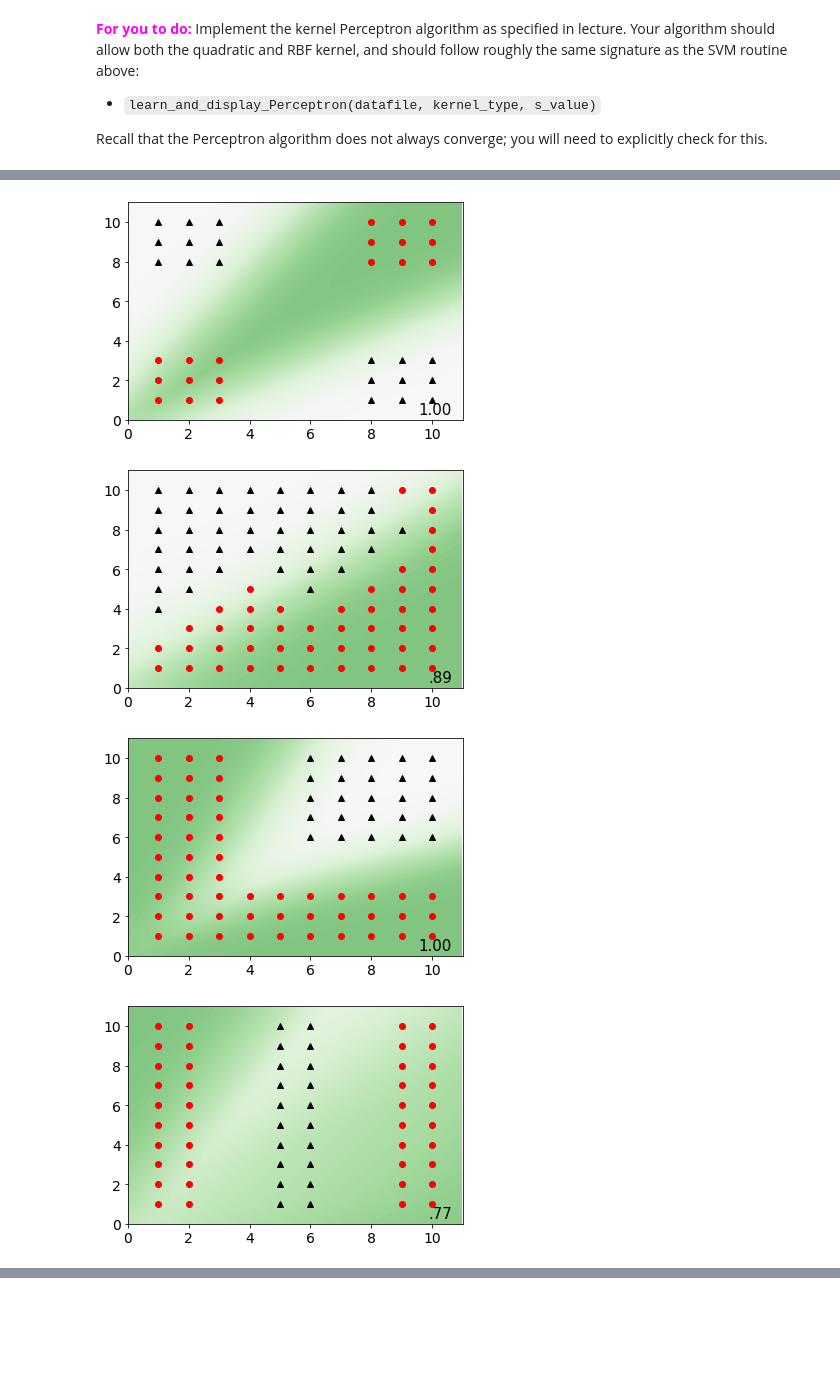
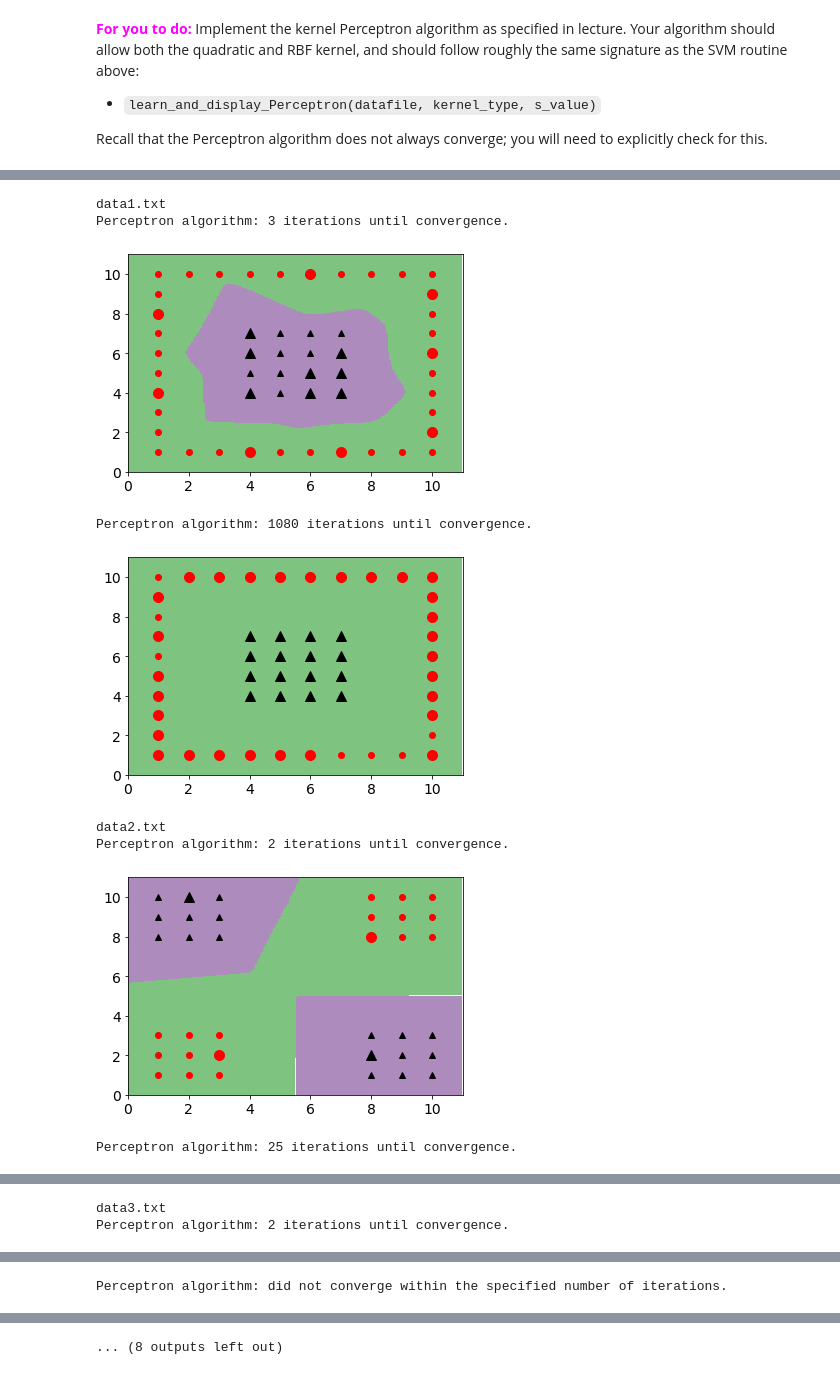
Before and after one commit to broepke/UCSanDiegoX, a Jupyter notebook: Machine-Learning/Topic7-Combining-Simple-Classifiers/kernel_SVM_and_Perceptron.ipynb, the cells around one changed output, grey strips where cells are left out. Saved outputs shown, nothing was run; the diff lists cells and outputs as text; code cells hidden in the pictures; blank space fills up the shorter version.

```diff
--- a/Machine-Learning/Topic7-Combining-Simple-Classifiers/kernel_SVM_and_Perceptron.ipynb
+++ b/Machine-Learning/Topic7-Combining-Simple-Classifiers/kernel_SVM_and_Perceptron.ipynb
@@ -183,16 +116,0 @@ learn_and_display_Perceptron('data1.txt', 'quadratic', 1.0)
-# %%
-learn_and_display_Perceptron('data2.txt', 'quadratic', 1.0)
-# %% [output]
-[figure, removed]
-# %%
-learn_and_display_Perceptron('data3.txt', 'quadratic', 1.0)
-# %% [output]
-[figure, removed]
-# %%
-learn_and_display_Perceptron('data4.txt', 'quadratic', 1.0)
-# %% [output]
-[figure, removed]
-# %%
-learn_and_display_Perceptron('data5.txt', 'quadratic', 1.0)
-# %% [output]
-[figure, removed]
@@ -198,0 +208,17 @@ learn_and_display_Perceptron('data5.txt', 'quadratic', 1.0)
+# %%
+dataSet = ['data1.txt', 'data2.txt', 'data3.txt', 'data4.txt', 'data5.txt']
+# for each data set run rbf and quadratic kernel
+for datafile in dataSet:
+    print(datafile)
+    learn_and_display_Perceptron(datafile, kernel_type='rbf', s_value=1.0)
+    learn_and_display_Perceptron(datafile, kernel_type='quadratic', s_value=1.0)
+# %% [output]
+data1.txt
+Perceptron algorithm: 3 iterations until convergence.
+[figure, added]
+Perceptron algorithm: 1080 iterations until convergence.
+[figure, added]
+data2.txt
+Perceptron algorithm: 2 iterations until convergence.
+[figure, added]
+Perceptron algorithm: 25 iterations until convergence.
@@ -198,0 +226,2 @@ learn_and_display_Perceptron('data5.txt', 'quadratic', 1.0)
+data3.txt
+Perceptron algorithm: 2 iterations until convergence.
@@ -198,0 +229 @@ learn_and_display_Perceptron('data5.txt', 'quadratic', 1.0)
+Perceptron algorithm: did not converge within the specified number of iterations.
@@ -198,0 +231 @@ learn_and_display_Perceptron('data5.txt', 'quadratic', 1.0)
+... (8 outputs left out)
```
Also changed, not shown: parts of 4 cells of this notebook.
